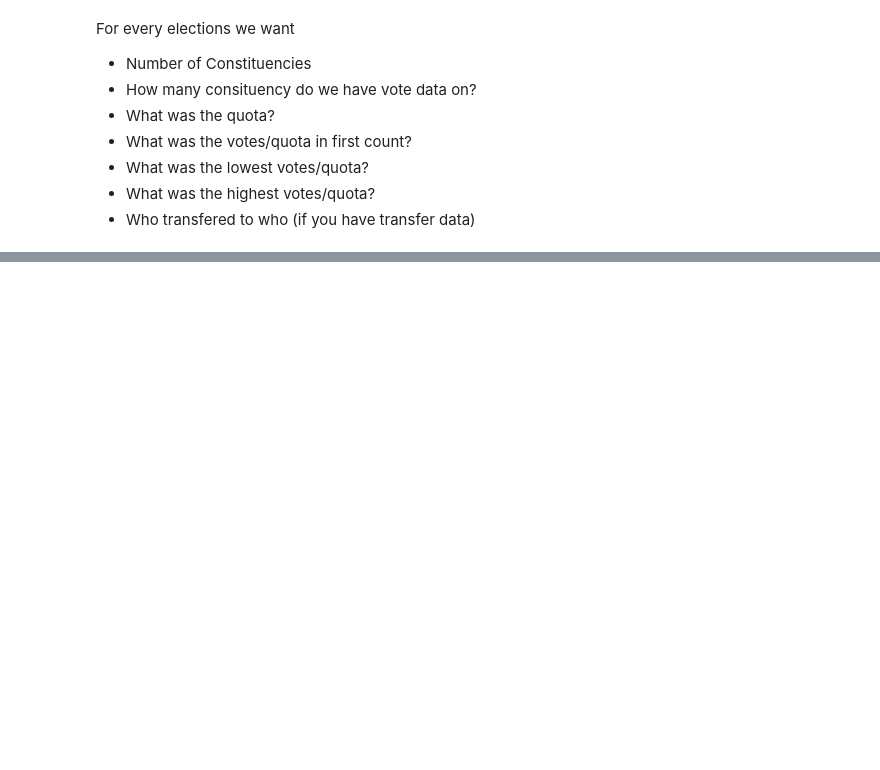
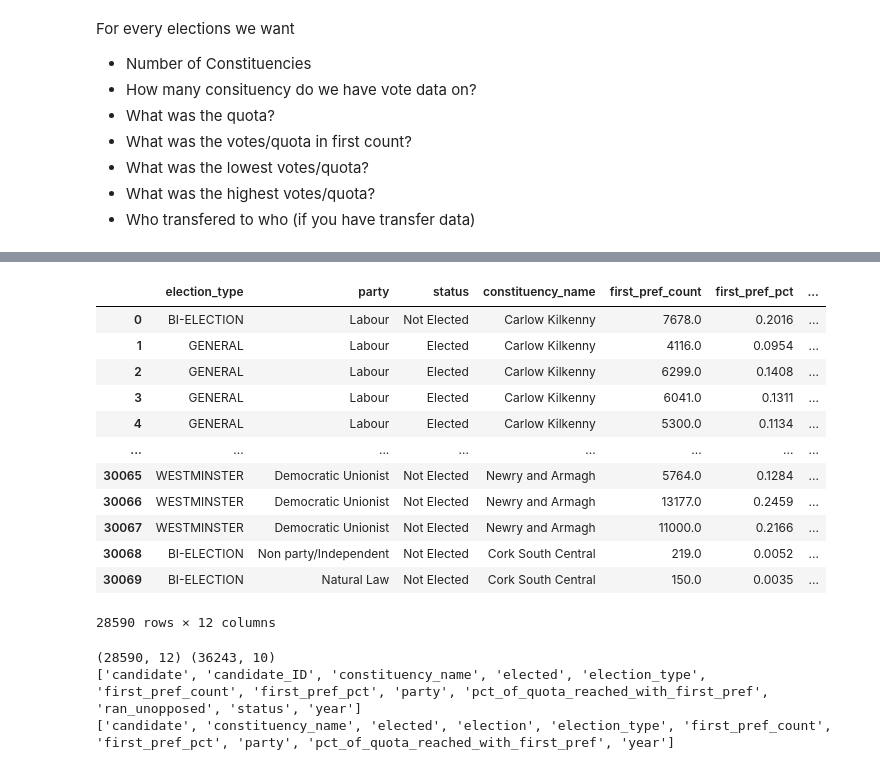
Before and after one commit to fingers53/Scraping_Dail_results, a Jupyter notebook: combining_data_sources.ipynb, the cells around one changed output, grey strips where cells are left out. Cells and saved outputs as stored; diff of their text form; code cells hidden in the pictures; blank space fills up the shorter version.

```diff
--- a/combining_data_sources.ipynb
+++ b/combining_data_sources.ipynb
@@ -36,0 +129,5 @@ Index(['election', 'elected', 'party', 'first_pref_pct', 'first_pref_count',
+# %%
+# dropping seat and count_eliminated
+
+df1 = df1.drop(columns=['seat','count_eliminated'])
+df1.head(3)
@@ -36,0 +164,21 @@ Index(['election', 'elected', 'party', 'first_pref_pct', 'first_pref_count',
+# %%
+#cleaning election_type
+
+def get_election_type_from_string(election_type_str):
+    if 'Town' in election_type_str or 'Local' in election_type_str :
+        return 'LOCAL'
+    elif 'Dail' in election_type_str:
+        return 'GENERAL'
+    elif 'Seanad' in election_type_str:
+        return 'SEANAD'
+    elif 'Westminster' in election_type_str:
+        return 'Westminster'.upper()
+    elif 'European' in election_type_str:
+        return 'EUROPEAN'
+    elif 'By Election' in election_type_str:
+        return 'BI-ELECTION'
+    else: # for the rows that represent resignations or appointments or some other event in a politicans career
+        return None
+
+df1['election_type'] = df1.election_type.apply(get_election_type_from_string)
+print(df1.election_type.unique())
@@ -36,0 +200,15 @@ Index(['election', 'elected', 'party', 'first_pref_pct', 'first_pref_count',
+# %%
+# cleaning status
+def was_elected(status):
+    status = str(status) # some of the status are None
+
+    if status == 'Elected':
+        return True
+    elif status == 'Not Elected':
+        return False
+
+    else: # for the rows that represent resignations or appointments or some other event in a politicans career
+        return None
+
+df1['elected'] = df1.status.apply(was_elected)
+df1.head()
@@ -36,0 +245,29 @@ Index(['election', 'elected', 'party', 'first_pref_pct', 'first_pref_count',
+# %%
+df1 = df1[~df1.elected.isnull()]
+df1
+# %% [output]
+|  | election_type | party | status | constituency_name | first_pref_count | first_pref_pct | ... |
+| 0 | BI-ELECTION | Labour | Not Elected | Carlow Kilkenny | 7678.0 | 0.2016 | ... |
+| 1 | GENERAL | Labour | Elected | Carlow Kilkenny | 4116.0 | 0.0954 | ... |
+| 2 | GENERAL | Labour | Elected | Carlow Kilkenny | 6299.0 | 0.1408 | ... |
+| 3 | GENERAL | Labour | Elected | Carlow Kilkenny | 6041.0 | 0.1311 | ... |
+| 4 | GENERAL | Labour | Elected | Carlow Kilkenny | 5300.0 | 0.1134 | ... |
+| ... | ... | ... | ... | ... | ... | ... | ... |
+| 30065 | WESTMINSTER | Democratic Unionist | Not Elected | Newry and Armagh | 5764.0 | 0.1284 | ... |
+| 30066 | WESTMINSTER | Democratic Unionist | Not Elected | Newry and Armagh | 13177.0 | 0.2459 | ... |
+| 30067 | WESTMINSTER | Democratic Unionist | Not Elected | Newry and Armagh | 11000.0 | 0.2166 | ... |
+| 30068 | BI-ELECTION | Non party/Independent | Not Elected | Cork South Central | 219.0 | 0.0052 | ... |
+| 30069 | BI-ELECTION | Natural Law | Not Elected | Cork South Central | 150.0 | 0.0035 | ... |
+28590 rows × 12 columns
+# %%
+print(
+    df1.shape,
+    df2.shape
+    )
+
+print(sorted(set(df1.columns)))
+print(sorted(set(df2.columns)))
+# %% [output]
+(28590, 12) (36243, 10)
+['candidate', 'candidate_ID', 'constituency_name', 'elected', 'election_type', 'first_pref_count', 'first_pref_pct', 'party', 'pct_of_quota_reached_with_first_pref', 'ran_unopposed', 'status', 'year']
+['candidate', 'constituency_name', 'elected', 'election', 'election_type', 'first_pref_count', 'first_pref_pct', 'party', 'pct_of_quota_reached_with_first_pref', 'year']
```
Also changed, not shown: parts of 31 cells of this notebook, 3 other files.
